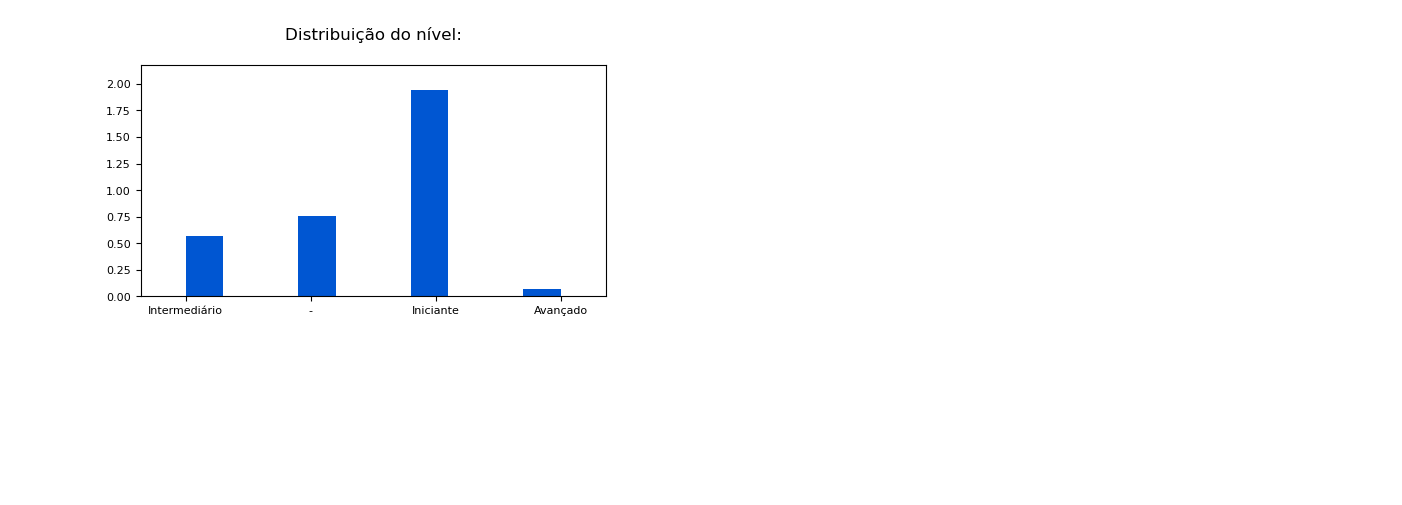
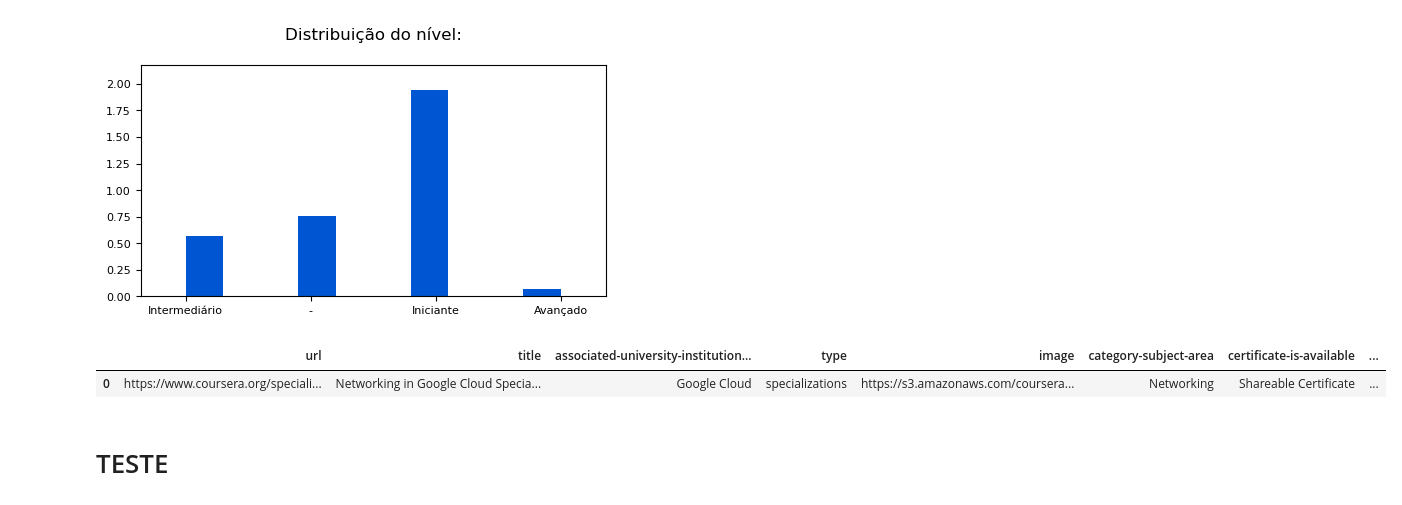
Before and after one commit to ismailymendes/mooc_udemy_coursera, a Jupyter notebook: mooc_udemy_coursera.ipynb, the cells around one changed output. Saved outputs shown, nothing was run; the diff lists cells and outputs as text; code cells hidden in the pictures; blank space fills up the shorter version.

```diff
--- a/mooc_udemy_coursera.ipynb
+++ b/mooc_udemy_coursera.ipynb
@@ -639,7 +660,0 @@ plt.show()
-# %%
-row_labels = {'Beginner Level': 'Nível Iniciante',
-              'Intermediate Level':'Nível Intermediário',
-              'Advanced Level': 'Nível Avançado'}
-coursera_cursos.set_index('level')
-aaa=coursera_cursos.set_index('level').rename(index = row_labels).reset_index()
-aaa.head(5)
@@ -683,3 +675,12 @@ plt.title('Distribuição do nível:\n',loc='center')
 # %% [output]
 Text(0.5, 1.0, 'Distribuição do nível:\n')
 [figure]
+# %%
+duracao=coursera_cursos
+duracao['duration_bkp'] = coursera_cursos['duration']
+duracao.head(1)
+# %% [output]
+|  | url | title | associated-university-institution... | type | image | category-subject-area | certificate-is-available | ... |
+| 0 | https://www.coursera.org/speciali... | Networking in Google Cloud Specia... | Google Cloud | specializations | https://s3.amazonaws.com/coursera... | Networking | Shareable Certificate | ... |
+# %% [markdown]
+# TESTE
```
Also changed, not shown: parts of 33 cells of this notebook.
